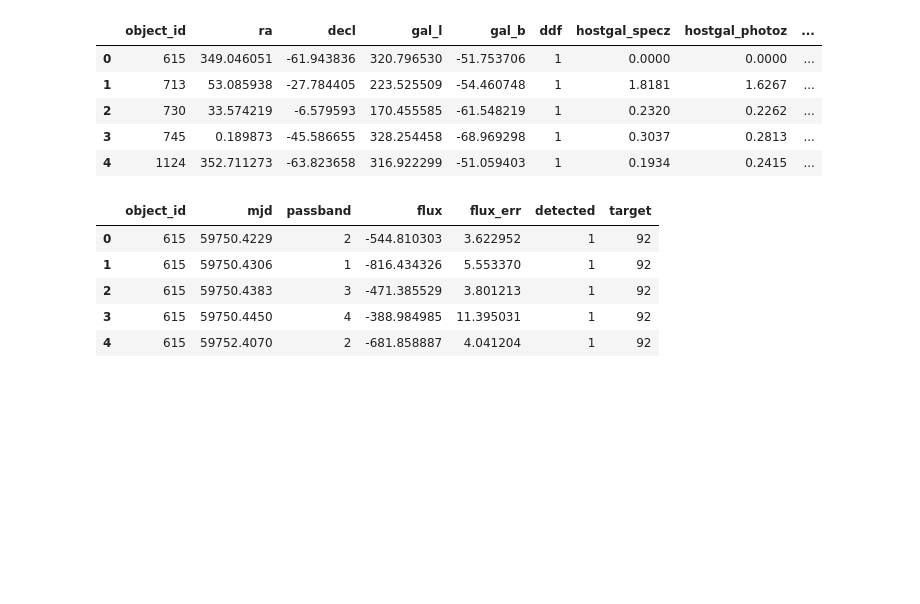
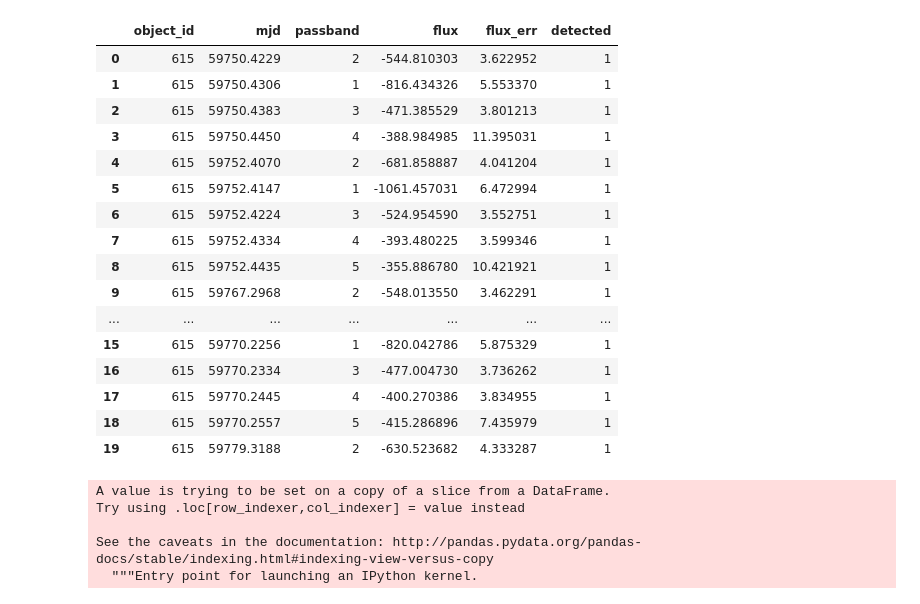
Before and after one commit to KazukiOnodera/PLAsTiCC-2018, a Jupyter notebook: jn/Untitled.ipynb, the cells around one changed output. Cells and saved outputs as stored; diff of their text form; code cells hidden in the pictures; blank space fills up the shorter version.

```diff
--- a/jn/Untitled.ipynb
+++ b/jn/Untitled.ipynb
@@ -150,18 +4,23 @@ train2.groupby('target').flux.describe()
-# %%
-train.head()
-# %% [output]
-|  | object_id | ra | decl | gal_l | gal_b | ddf | hostgal_specz | hostgal_photoz | ... |
-| 0 | 615 | 349.046051 | -61.943836 | 320.796530 | -51.753706 | 1 | 0.0000 | 0.0000 | ... |
-| 1 | 713 | 53.085938 | -27.784405 | 223.525509 | -54.460748 | 1 | 1.8181 | 1.6267 | ... |
-| 2 | 730 | 33.574219 | -6.579593 | 170.455585 | -61.548219 | 1 | 0.2320 | 0.2262 | ... |
-| 3 | 745 | 0.189873 | -45.586655 | 328.254458 | -68.969298 | 1 | 0.3037 | 0.2813 | ... |
-| 4 | 1124 | 352.711273 | -63.823658 | 316.922299 | -51.059403 | 1 | 0.1934 | 0.2415 | ... |
-# %%
-train2.head()
-# %% [output]
-|  | object_id | mjd | passband | flux | flux_err | detected | target |
-| 0 | 615 | 59750.4229 | 2 | -544.810303 | 3.622952 | 1 | 92 |
-| 1 | 615 | 59750.4306 | 1 | -816.434326 | 5.553370 | 1 | 92 |
-| 2 | 615 | 59750.4383 | 3 | -471.385529 | 3.801213 | 1 | 92 |
-| 3 | 615 | 59750.4450 | 4 | -388.984985 | 11.395031 | 1 | 92 |
-| 4 | 615 | 59752.4070 | 2 | -681.858887 | 4.041204 | 1 | 92 |
+# %%
+tr = pd.read_feather('../data/train.f')
+tr_log = pd.read_feather('../data/train_log.f')
+# %%
+tr_log.head(20)
+# %% [output]
+|  | object_id | mjd | passband | flux | flux_err | detected |
+| 0 | 615 | 59750.4229 | 2 | -544.810303 | 3.622952 | 1 |
+| 1 | 615 | 59750.4306 | 1 | -816.434326 | 5.553370 | 1 |
+| 2 | 615 | 59750.4383 | 3 | -471.385529 | 3.801213 | 1 |
+| 3 | 615 | 59750.4450 | 4 | -388.984985 | 11.395031 | 1 |
+| 4 | 615 | 59752.4070 | 2 | -681.858887 | 4.041204 | 1 |
+| 5 | 615 | 59752.4147 | 1 | -1061.457031 | 6.472994 | 1 |
+| 6 | 615 | 59752.4224 | 3 | -524.954590 | 3.552751 | 1 |
+| 7 | 615 | 59752.4334 | 4 | -393.480225 | 3.599346 | 1 |
+| 8 | 615 | 59752.4435 | 5 | -355.886780 | 10.421921 | 1 |
+| 9 | 615 | 59767.2968 | 2 | -548.013550 | 3.462291 | 1 |
+| ... | ... | ... | ... | ... | ... | ... |
+| 15 | 615 | 59770.2256 | 1 | -820.042786 | 5.875329 | 1 |
+| 16 | 615 | 59770.2334 | 3 | -477.004730 | 3.736262 | 1 |
+| 17 | 615 | 59770.2445 | 4 | -400.270386 | 3.834955 | 1 |
+| 18 | 615 | 59770.2557 | 5 | -415.286896 | 7.435979 | 1 |
+| 19 | 615 | 59779.3188 | 2 | -630.523682 | 4.333287 | 1 |
@@ -167,0 +29,8 @@ train2.head()
+# %%
+df['date'] = df.mjd.astype(int)
+# %% [output]
+A value is trying to be set on a copy of a slice from a DataFrame.
+Try using .loc[row_indexer,col_indexer] = value instead
+
+See the caveats in the documentation: http://pandas.pydata.org/pandas-docs/stable/indexing.html#indexing-view-versus-copy
+  """Entry point for launching an IPython kernel.
```
Also changed, not shown: parts of 20 cells of this notebook, 17 other files.
